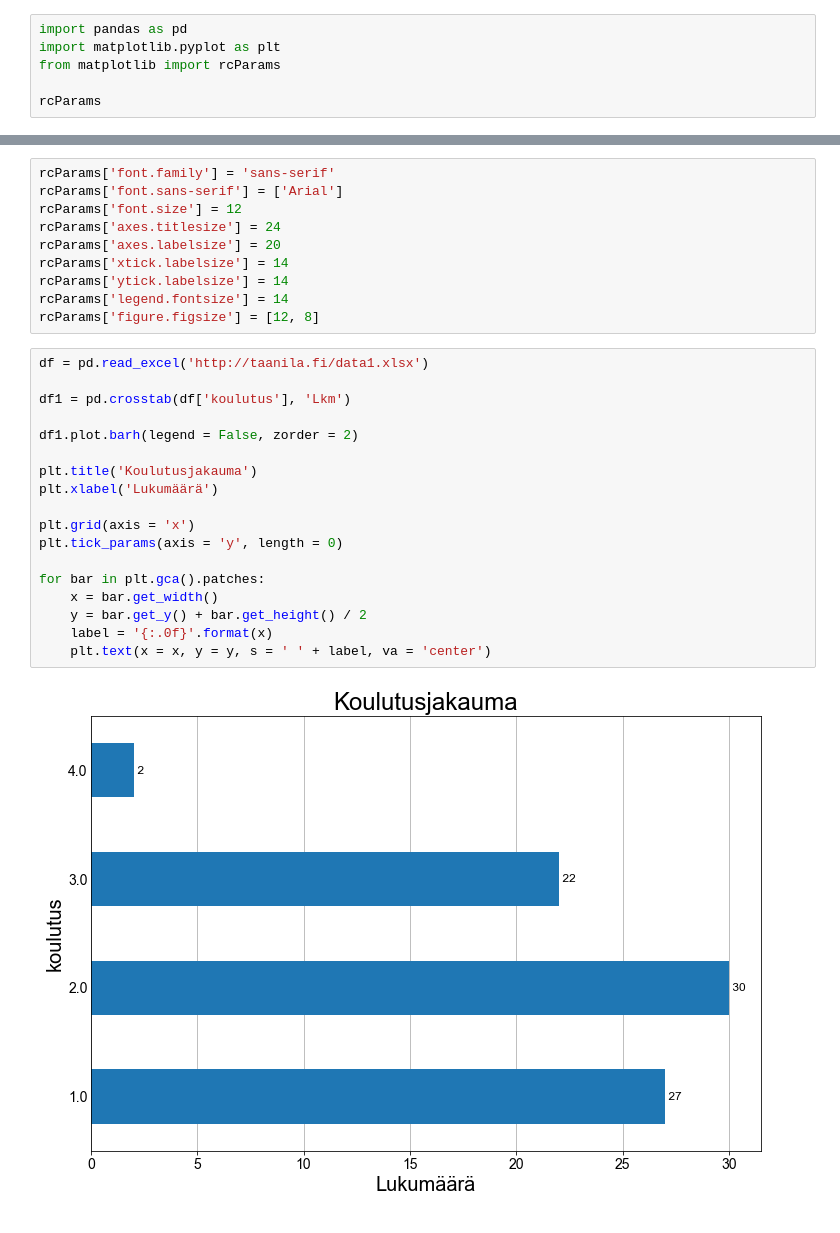
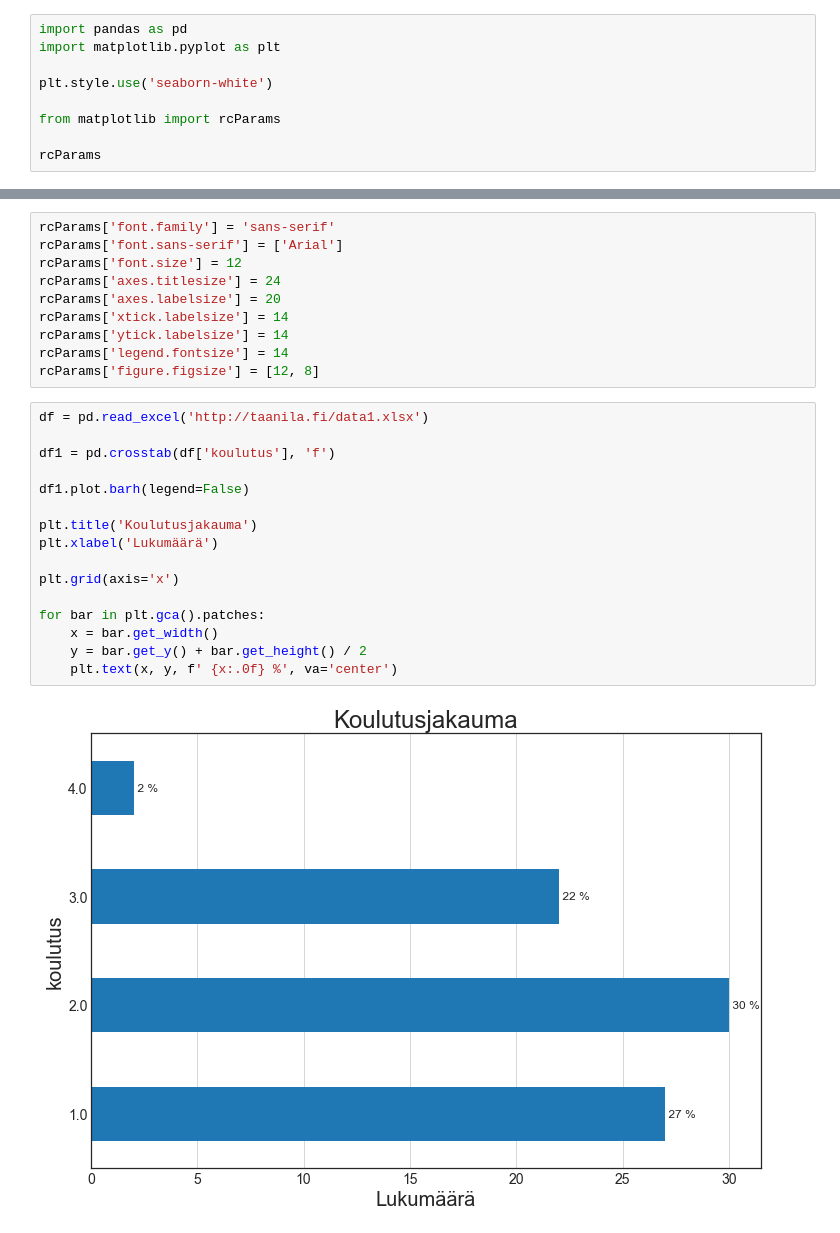
Before and after one commit to taanila/kaaviot, a Jupyter notebook: matplotlib5.ipynb, the cells around one changed output, grey strips where cells are left out. Drawn from its saved outputs; the diff is of its cells as text.

```diff
--- a/matplotlib5.ipynb
+++ b/matplotlib5.ipynb
@@ -21,6 +20,9 @@ Matplotlib-grafiikassa lukuisilla parametreilla on oletusarvot, joita voi muutta
 # %%
 import pandas as pd
 import matplotlib.pyplot as plt
+
+plt.style.use('seaborn-white')
+
 from matplotlib import rcParams
 
 rcParams
@@ -59,21 +61,19 @@ rcParams['figure.figsize'] = [12, 8]
 # %%
 df = pd.read_excel('http://taanila.fi/data1.xlsx')
 
-df1 = pd.crosstab(df['koulutus'], 'Lkm')
+df1 = pd.crosstab(df['koulutus'], 'f')
 
-df1.plot.barh(legend = False, zorder = 2)
+df1.plot.barh(legend=False)
 
 plt.title('Koulutusjakauma')
 plt.xlabel('Lukumäärä')
 
-plt.grid(axis = 'x')
-plt.tick_params(axis = 'y', length = 0)
+plt.grid(axis='x')
 
 for bar in plt.gca().patches:
     x = bar.get_width()
     y = bar.get_y() + bar.get_height() / 2
-    label = '{:.0f}'.format(x)
-    plt.text(x = x, y = y, s = ' ' + label, va = 'center')
+    plt.text(x, y, f' {x:.0f} %', va='center')
 # %% [output]
-[figure, old version]
+[figure, new version]
 # %% [markdown]
```
Also changed, not shown: parts of 5 cells of this notebook.
